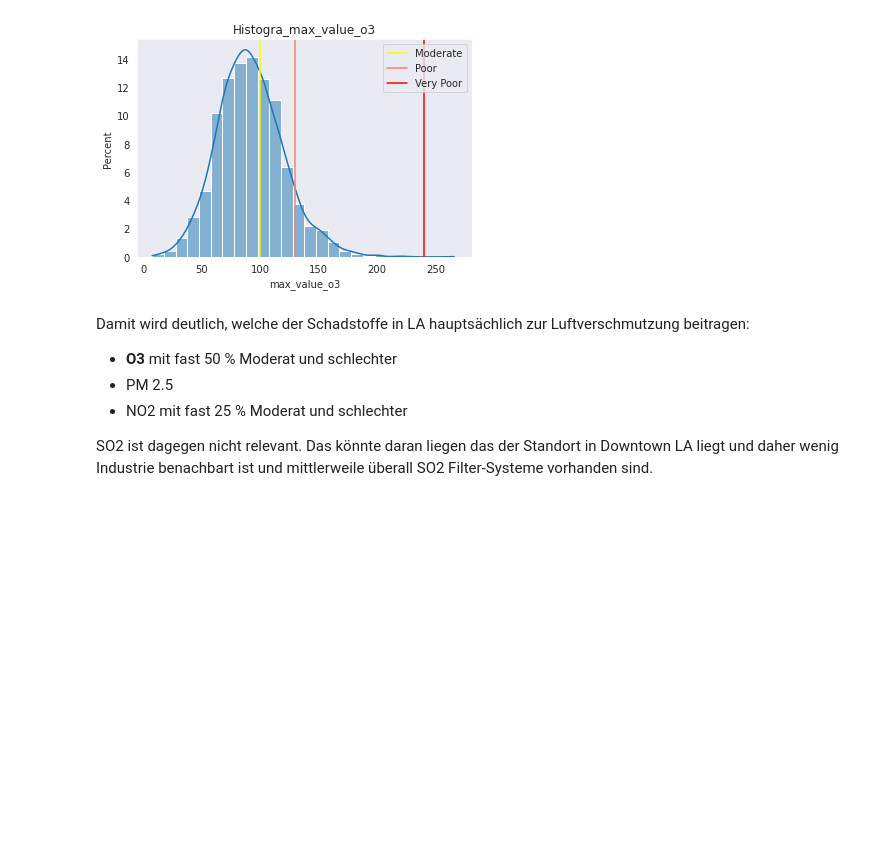
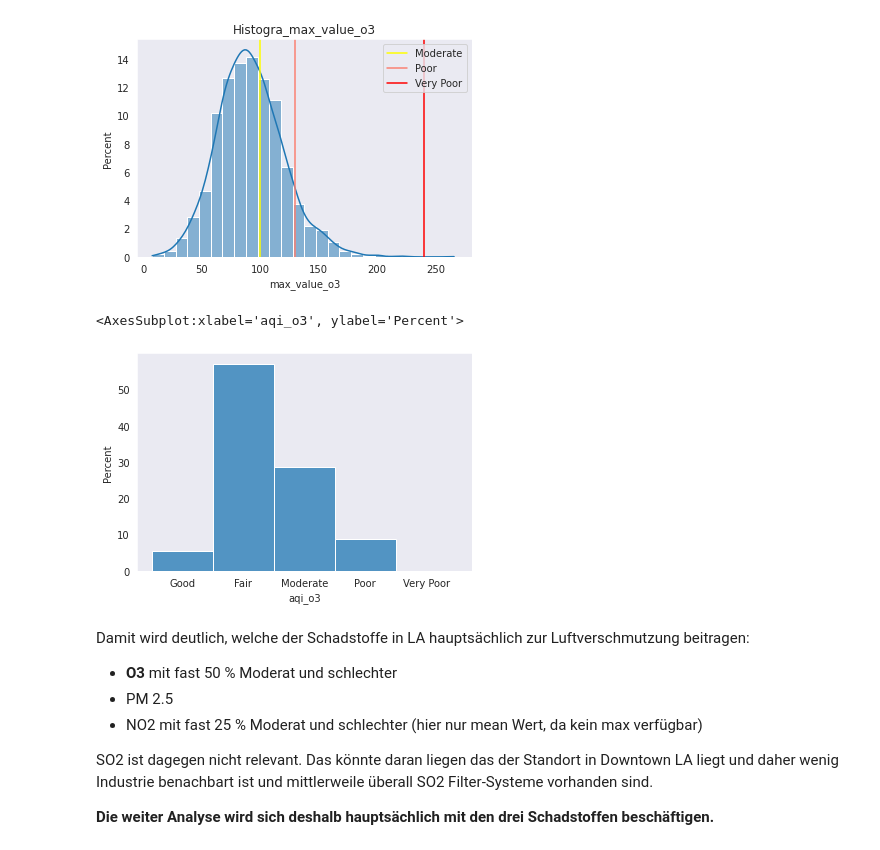
Before and after one commit to fxschmidt/AirPollution, a Jupyter notebook: Eigenes_Projekt/analysis_AirPollution.ipynb, the cells around one changed output. Cells and saved outputs as stored; diff of their text form; code cells hidden in the pictures; blank space fills up the shorter version.

```diff
--- a/Eigenes_Projekt/analysis_AirPollution.ipynb
+++ b/Eigenes_Projekt/analysis_AirPollution.ipynb
@@ -143,10 +128,17 @@ pollutant_hist("o3",bins=10,show_aqi="all")
 # %% [output]
 <AxesSubplot:title={'center':'Histogra_max_value_o3'}, xlabel='max_value_o3', ylabel='Percent'>
 [figure]
+# %%
+sns.histplot(x=pollution["aqi_o3"],stat="percent")
+# %% [output]
+<AxesSubplot:xlabel='aqi_o3', ylabel='Percent'>
+[figure, added]
 # %% [markdown]
 Damit wird deutlich, welche der Schadstoffe in LA hauptsächlich zur Luftverschmutzung beitragen:
 - **O3** mit fast 50 % Moderat und schlechter
 - PM 2.5
-- NO2 mit fast 25 % Moderat und schlechter
+- NO2 mit fast 25 % Moderat und schlechter (hier nur mean Wert, da kein max verfügbar)
 
 SO2 ist dagegen nicht relevant. Das könnte daran liegen das der Standort in Downtown LA liegt und daher wenig Industrie benachbart ist und mittlerweile überall SO2 Filter-Systeme vorhanden sind.
+
+**Die weiter Analyse wird sich deshalb hauptsächlich mit den drei Schadstoffen beschäftigen.**
```
Also changed, not shown: parts of 20 cells of this notebook, 7 other files.
